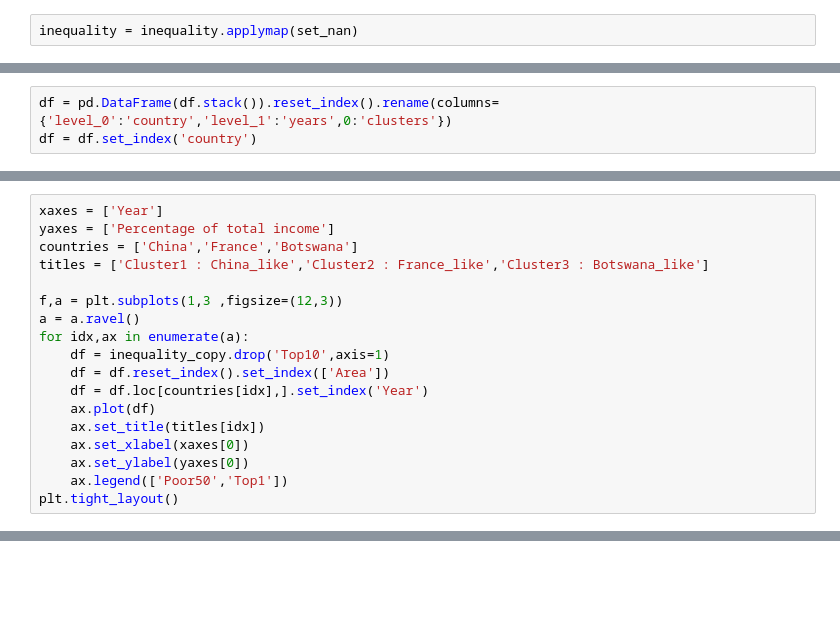
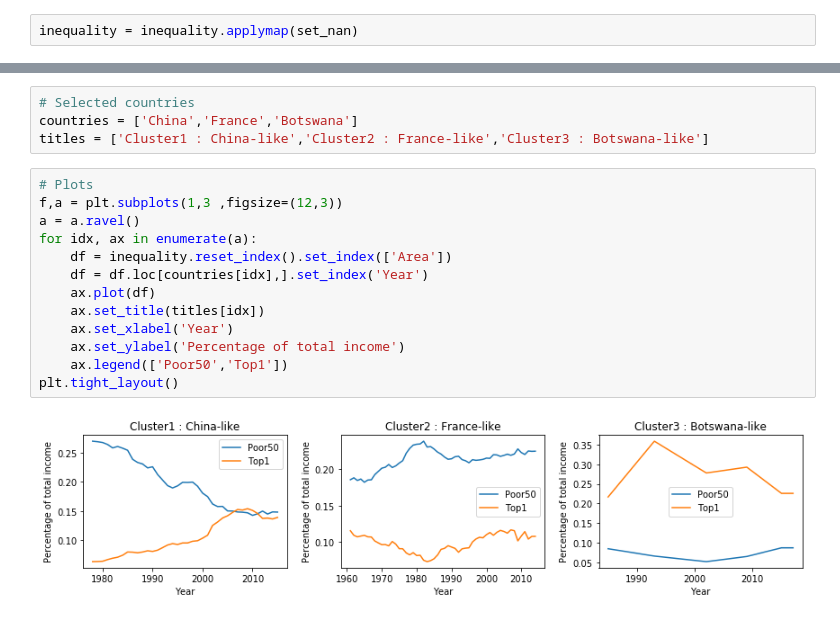
Before and after one commit to GabboM/ADA_Project, a Jupyter notebook: GlobalInequality.ipynb, the cells around one changed output, grey strips where cells are left out. Saved outputs shown, nothing was run; the diff lists cells and outputs as text; blank space fills up the shorter version.

```diff
--- a/GlobalInequality.ipynb
+++ b/GlobalInequality.ipynb
@@ -237,3 +118,0 @@ Now, we simply need to clean the new DataSet
-# %%
-df = pd.DataFrame(df.stack()).reset_index().rename(columns={'level_0':'country','level_1':'years',0:'clusters'})
-df = df.set_index('country')
@@ -270,18 +118,0 @@ fig.show()
-# %%
-xaxes = ['Year']
-yaxes = ['Percentage of total income']
-countries = ['China','France','Botswana']
-titles = ['Cluster1 : China_like','Cluster2 : France_like','Cluster3 : Botswana_like']
-
-f,a = plt.subplots(1,3 ,figsize=(12,3))
-a = a.ravel()
-for idx,ax in enumerate(a):
-    df = inequality_copy.drop('Top10',axis=1)
-    df = df.reset_index().set_index(['Area'])
-    df = df.loc[countries[idx],].set_index('Year')
-    ax.plot(df)
-    ax.set_title(titles[idx])
-    ax.set_xlabel(xaxes[0])
-    ax.set_ylabel(yaxes[0])
-    ax.legend(['Poor50','Top1'])
-plt.tight_layout()
@@ -305,0 +270,19 @@ plotly.offline.plot(fig, filename='name.html')
+# %%
+# Selected countries
+countries = ['China','France','Botswana']
+titles = ['Cluster1 : China-like','Cluster2 : France-like','Cluster3 : Botswana-like']
+# %%
+# Plots
+f,a = plt.subplots(1,3 ,figsize=(12,3))
+a = a.ravel()
+for idx, ax in enumerate(a):
+    df = inequality.reset_index().set_index(['Area'])
+    df = df.loc[countries[idx],].set_index('Year')
+    ax.plot(df)
+    ax.set_title(titles[idx])
+    ax.set_xlabel('Year')
+    ax.set_ylabel('Percentage of total income')
+    ax.legend(['Poor50','Top1'])
+plt.tight_layout()
+# %% [output]
+[figure, added]
```
Also changed, not shown: parts of 79 cells of this notebook.
